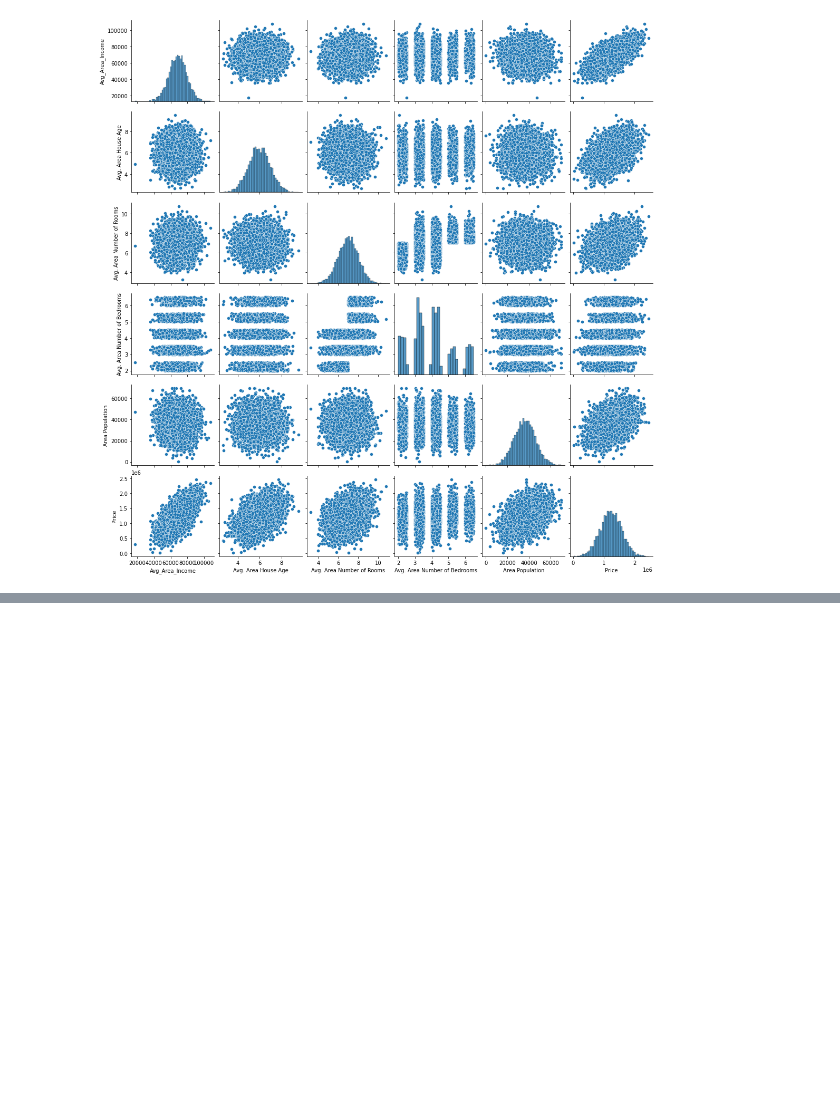
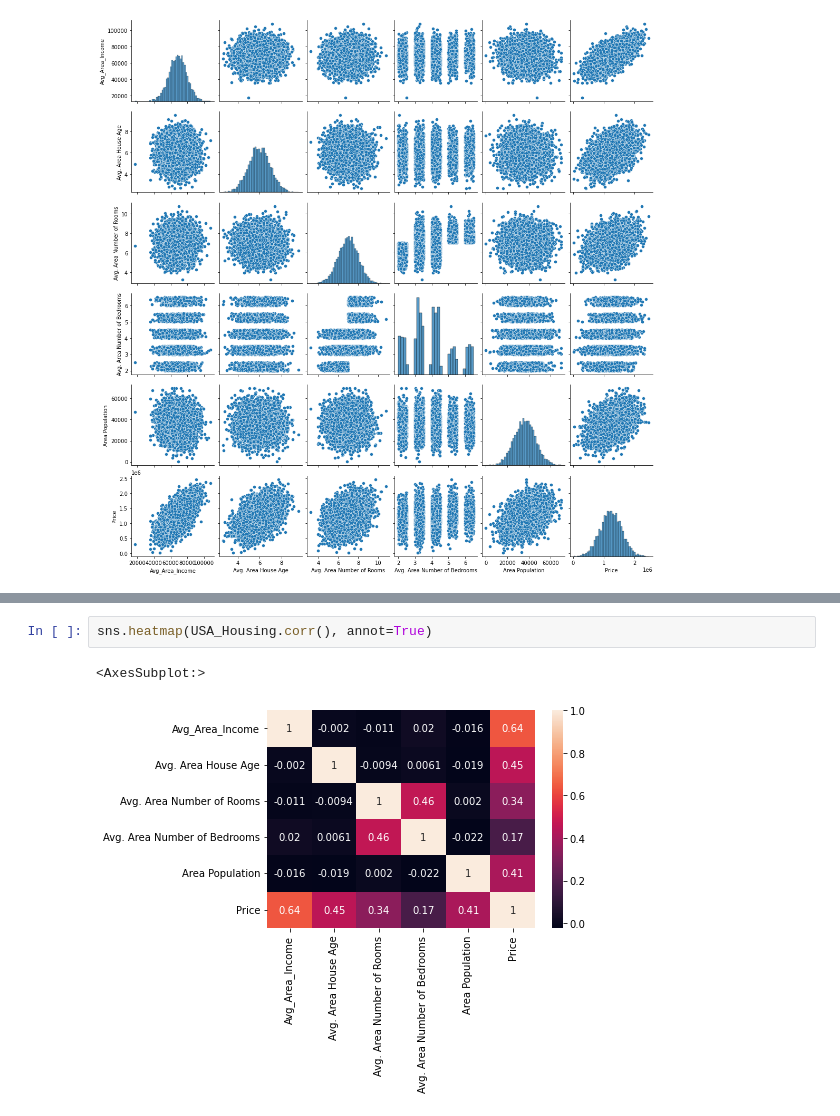
Before and after one commit to mhenson1989/group_one_project, a Jupyter notebook: Housing_price.ipynb, the cells around one changed output, grey strips where cells are left out. Drawn from its saved outputs; the diff is of its cells as text; blank space fills up the shorter version.

```diff
--- a/Housing_price.ipynb
+++ b/Housing_price.ipynb
@@ -71,0 +90,5 @@ plt.show()
+# %%
+sns.heatmap(USA_Housing.corr(), annot=True)
+# %% [output]
+<AxesSubplot:>
+[figure, added]
```
Also changed, not shown: parts of 3 cells of this notebook.
